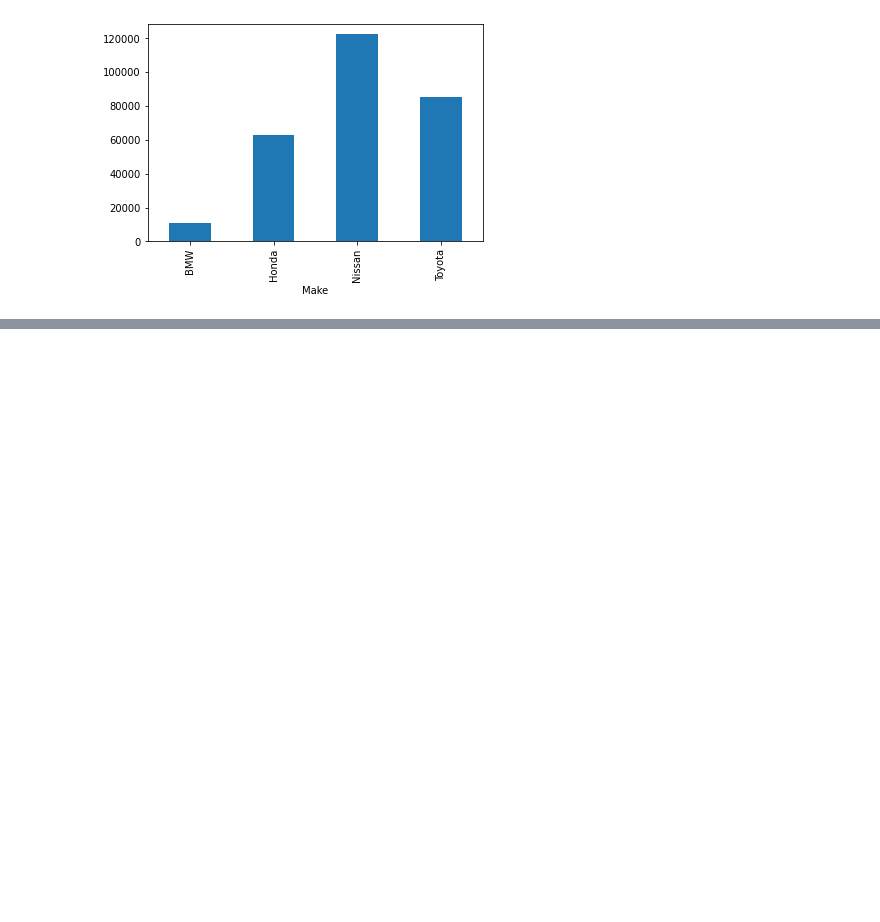
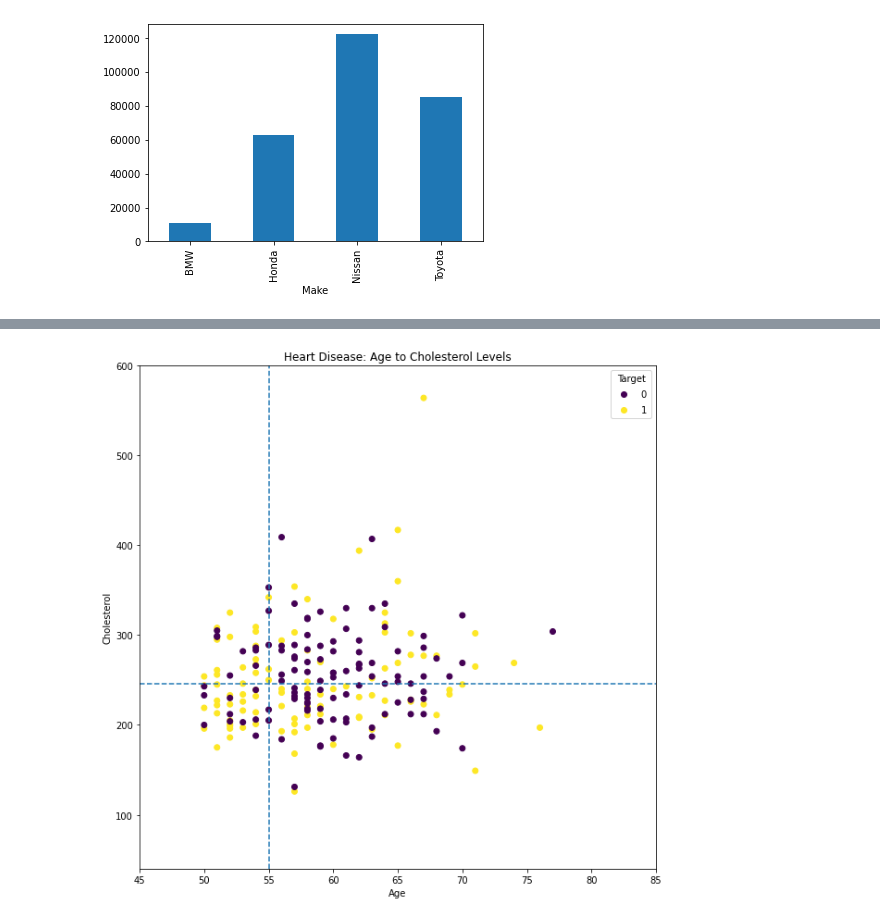
Before and after one commit to MMPSoudani/Data_Science_Notebook, a Jupyter notebook: introduction_to_matplotlib.ipynb, the cells around one changed output, grey strips where cells are left out. Saved outputs shown, nothing was run; the diff lists cells and outputs as text; code cells hidden in the pictures; blank space fills up the shorter version.

```diff
--- a/introduction_to_matplotlib.ipynb
+++ b/introduction_to_matplotlib.ipynb
@@ -237,0 +279,28 @@ car_sales.groupby("Make")["Odometer (KM)"].mean().plot(kind="bar");
+# %%
+# 2nd Method: Pure Object Oriented method
+
+# setup the figure and axis
+fig, ax0 = plt.subplots(figsize=(10, 10))
+
+# plot the axis with the data
+scatter0 = ax0.scatter(x=over_50["age"], y=over_50["chol"], c=over_50["target"])
+
+# sets the range of x axis
+ax0.set_xlim([45, 85])
+
+# sets the range of y axis
+ax0.set_ylim([40, 600])
+
+# set title and labels of x and y axis
+ax0.set(title="Heart Disease: Age to Cholesterol Levels", xlabel="Age", ylabel="Cholesterol")
+
+# set the legend based on target
+ax0.legend(*scatter0.legend_elements(), title="Target")
+
+# add a horizontal line indicating the mean of y axis
+ax0.axhline(y=df["chol"].mean(), linestyle="--")
+
+# add a vertical line indicating the median of x axis
+ax0.axvline(x=df["age"].median(), linestyle="--");
+# %% [output]
+[figure, added]
```
Also changed, not shown: parts of 35 cells of this notebook, 1 other file.
